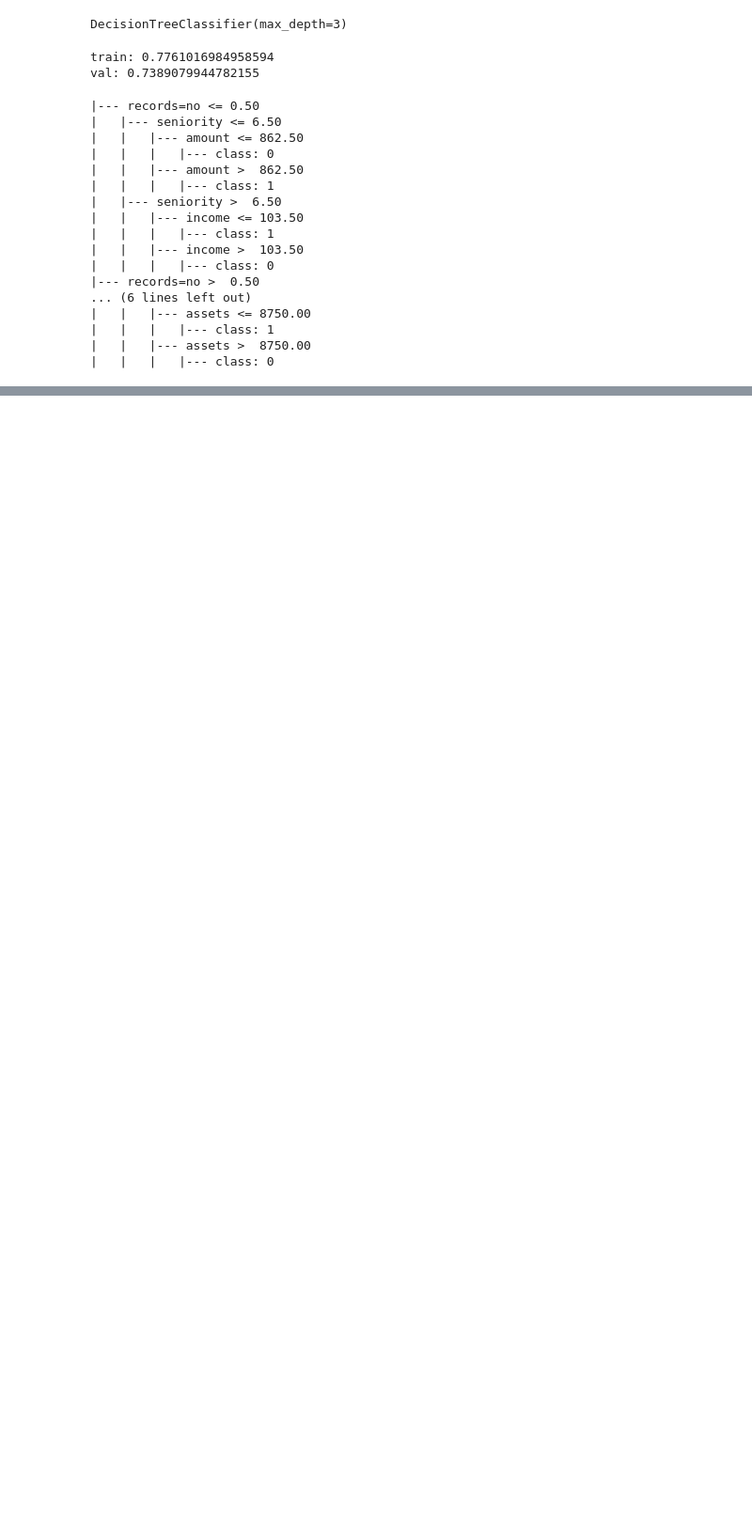
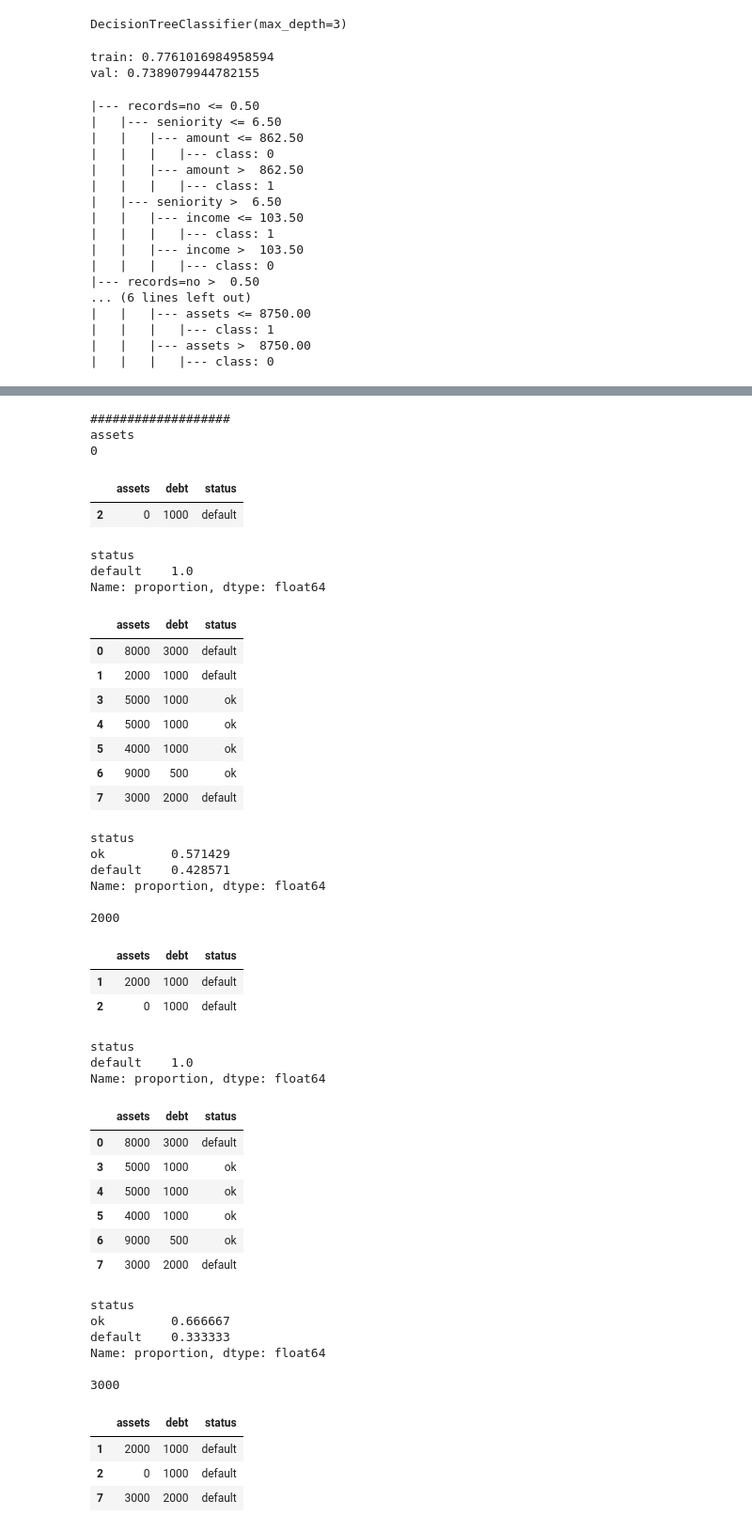
Before and after one commit to kasteion/ml-zoomcamp-2024, a Jupyter notebook: 06-decision-trees/06-decision-trees-and-ensemble-learning.ipynb, the cells around one changed output, grey strips where cells are left out. Shown: that part at 94% size. Cells and saved outputs as stored; diff of their text form; code cells hidden in the pictures; blank space fills up the shorter version.

Commit message:
(module-6) decision tree learning algorithm

```diff
--- a/06-decision-trees/06-decision-trees-and-ensemble-learning.ipynb
+++ b/06-decision-trees/06-decision-trees-and-ensemble-learning.ipynb
@@ -331,0 +364,2 @@ print(export_text(dt, feature_names=dv.get_feature_names_out()))
+# %%
+Ts = [0, 2000, 3000, 4000, 5000, 8000]
@@ -331,0 +464,75 @@ print(export_text(dt, feature_names=dv.get_feature_names_out()))
+# %%
+thresholds = {
+    'assets': [0, 2000, 3000, 4000, 5000, 8000],
+    'debt': [500, 1000, 2000]
+}
+
+for feature, Ts in thresholds.items():
+    print("###################")
+    print(feature)
+    data = []
+
+    for T in Ts:
+        print(T)
+        df_left = df_example[df_example.assets <= T]
+        df_right = df_example[df_example.assets > T]
+
+        display(df_left)
+        print(df_left.status.value_counts(normalize=True))
+        display(df_right)
+        print(df_right.status.value_counts(normalize=True))
+
+        misclassification_rate_left = round(len(df_left[df_left.status == 'ok'])/len(df_left), 2)
+        misclassification_rate_right = round(len(df_right[df_right.status == 'default'])/len(df_right), 2)
+        misclassification_avg = round((misclassification_rate_left + misclassification_rate_right) / 2, 2)
+        data.append([T, 'default', misclassification_rate_left, 'ok', misclassification_rate_right, misclassification_avg])
+        print()
+
+    display(pd.DataFrame(data, columns=['T', 'decision left', 'impurity left', 'decision right', 'impurity right', 'avg']))
+    print("###################")
+# %% [output]
+###################
+assets
+0
+|  | assets | debt | status |
+| 2 | 0 | 1000 | default |
+status
+default    1.0
+Name: proportion, dtype: float64
+|  | assets | debt | status |
+| 0 | 8000 | 3000 | default |
+| 1 | 2000 | 1000 | default |
+| 3 | 5000 | 1000 | ok |
+| 4 | 5000 | 1000 | ok |
+| 5 | 4000 | 1000 | ok |
+| 6 | 9000 | 500 | ok |
+| 7 | 3000 | 2000 | default |
+status
+ok         0.571429
+default    0.428571
+Name: proportion, dtype: float64
+
+2000
+|  | assets | debt | status |
+| 1 | 2000 | 1000 | default |
+| 2 | 0 | 1000 | default |
+status
+default    1.0
+Name: proportion, dtype: float64
+|  | assets | debt | status |
+| 0 | 8000 | 3000 | default |
+| 3 | 5000 | 1000 | ok |
+| 4 | 5000 | 1000 | ok |
+| 5 | 4000 | 1000 | ok |
+| 6 | 9000 | 500 | ok |
+| 7 | 3000 | 2000 | default |
+status
+ok         0.666667
+default    0.333333
+Name: proportion, dtype: float64
+
+3000
+|  | assets | debt | status |
+| 1 | 2000 | 1000 | default |
+| 2 | 0 | 1000 | default |
+| 7 | 3000 | 2000 | default |
```
Also changed, not shown: parts of 7 cells of this notebook.
